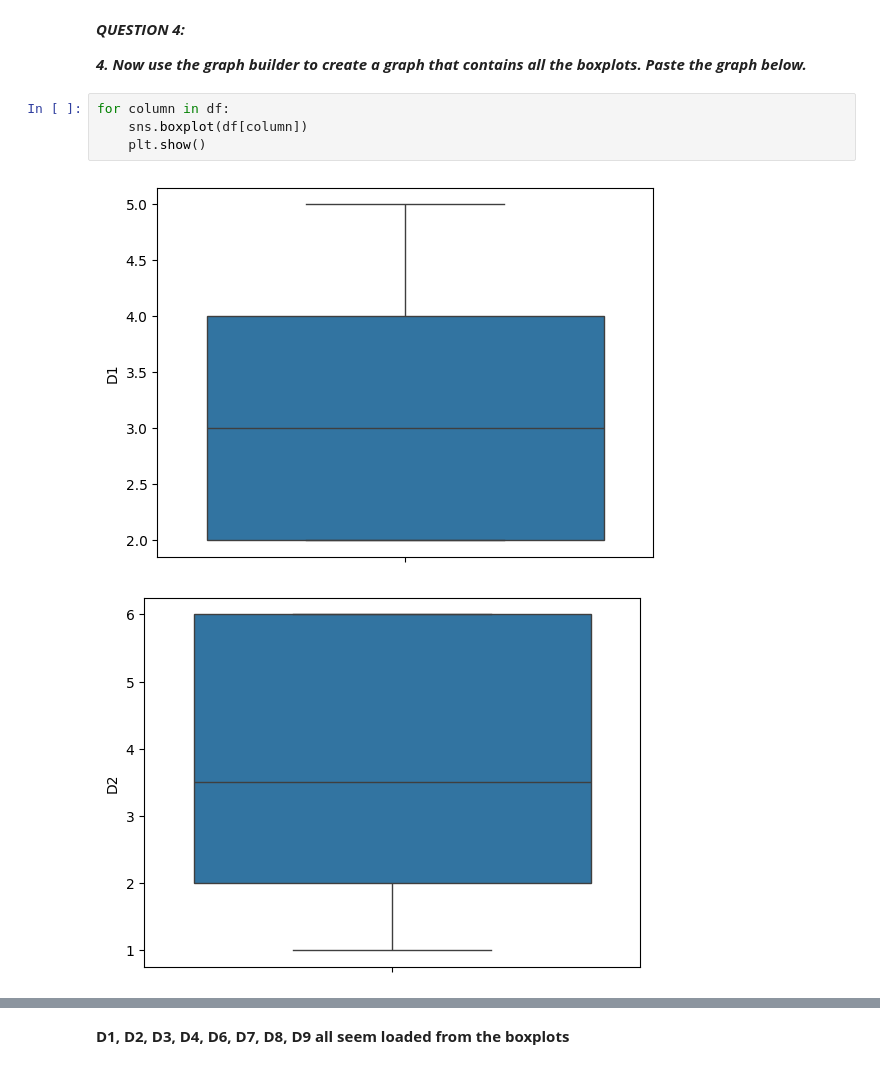
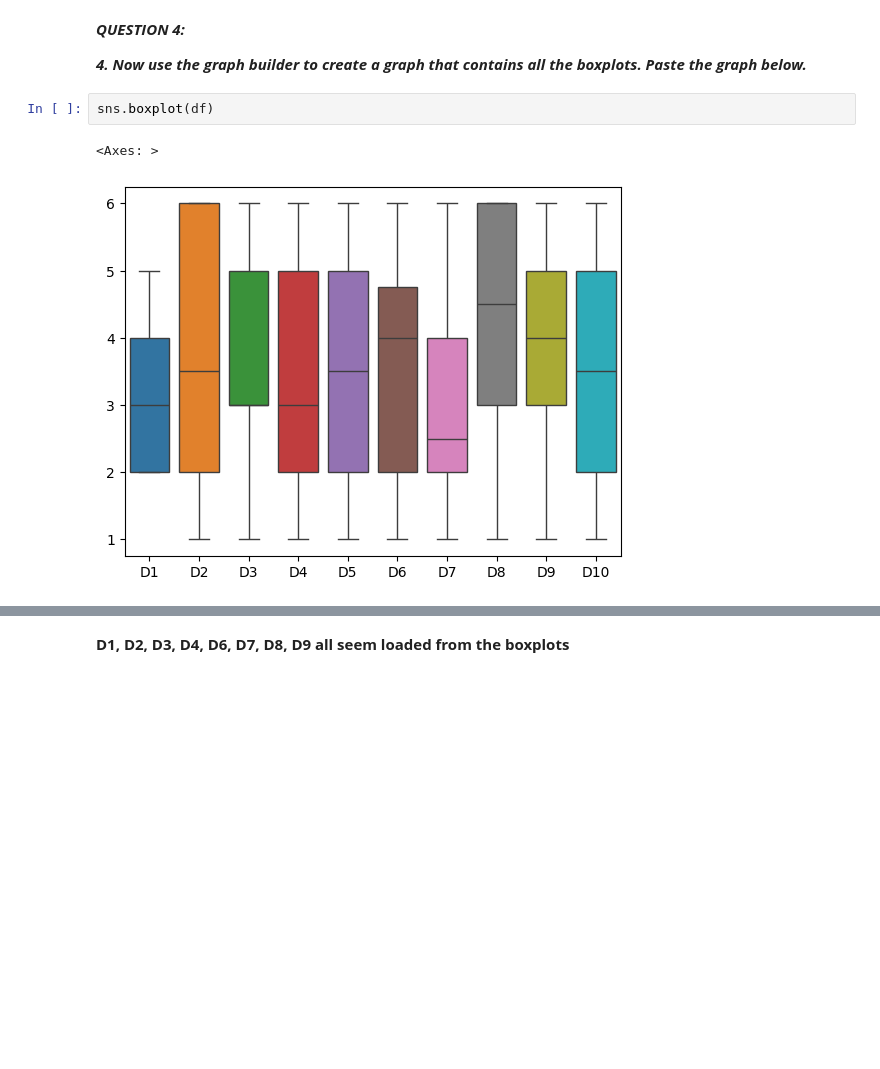
Before and after one commit to KirtlandRoss/BUS-286, a Jupyter notebook: week 4/MTA3.ipynb, the cells around one changed output, grey strips where cells are left out. Drawn from its saved outputs; the diff is of its cells as text; blank space fills up the shorter version.

```diff
--- a/week 4/MTA3.ipynb
+++ b/week 4/MTA3.ipynb
@@ -102,9 +99,7 @@ sns.boxplot(df['D10'])
 
 ***4.	Now use the graph builder to create a graph that contains all the boxplots. Paste the graph below.***
 # %%
-for column in df:
-    sns.boxplot(df[column])
-    plt.show()
+sns.boxplot(df)
 # %% [output]
+<Axes: >
-[figure, old version]
+[figure, new version]
-[figure, removed]
```
Also changed, not shown: parts of 2 cells of this notebook, 8 other files.
